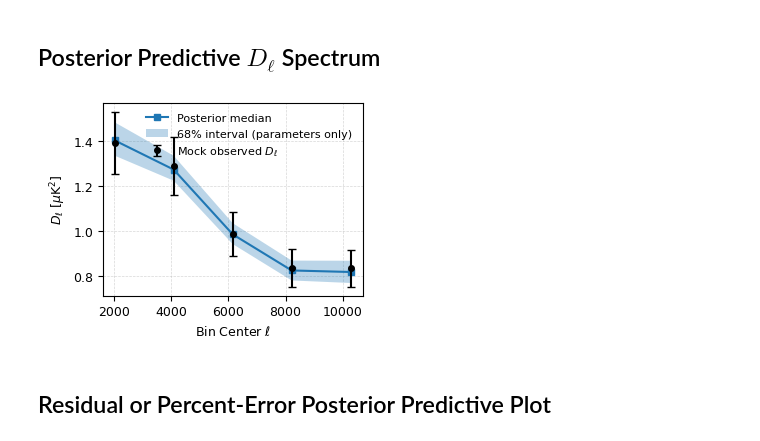
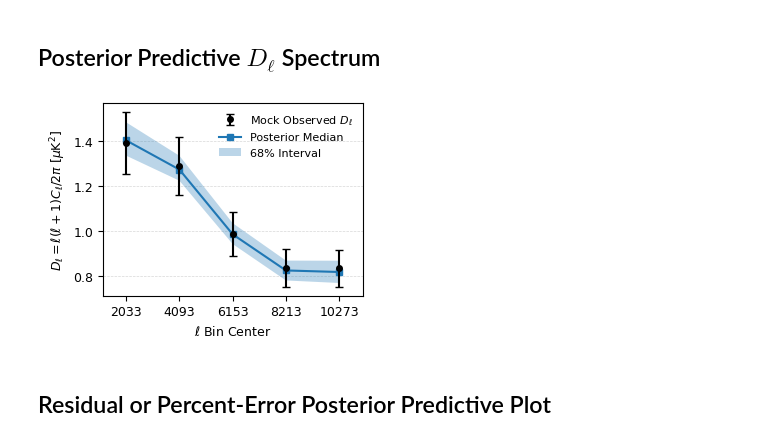
Before and after one commit to RobertxPearce/reionization-emulator, a Jupyter notebook: notebooks/publication_results/04_mcmc_single_case.ipynb, the cells around one changed output. Drawn from its saved outputs; the diff is of its cells as text; code cells hidden in the pictures.

```diff
--- a/notebooks/publication_results/04_mcmc_single_case.ipynb
+++ b/notebooks/publication_results/04_mcmc_single_case.ipynb
@@ -341,72 +337,43 @@ plt.show()
 # %% [markdown]
 ## Posterior Predictive $D_\ell$ Spectrum
 # %%
-rng = np.random.default_rng(42)
+rng = np.random.default_rng(SEED)
 n_draws = 200
 draw_indices = rng.choice(len(samples), size=n_draws, replace=False)
 theta_draws = samples[draw_indices]
 
 posterior_preds = []
 for theta in theta_draws:
     draw_dl, _draw_std = predict_emulator(theta)
     posterior_preds.append(draw_dl)
 
 posterior_preds = np.asarray(posterior_preds)
 
-pred_16, pred_50, pred_84 = np.percentile(
-    posterior_preds,
-    [16, 50, 84],
-    axis=0,
-)
+pred_16, pred_50, pred_84 = np.percentile(posterior_preds, [16, 50, 84], axis=0)
 
 
 fig, ax = plt.subplots()
 
-ax.errorbar(
-    ell,
-    observed_dl,
-    yerr=sigma_obs,
-    marker="o",
-    color="black",
-    markersize=4,
-    capsize=3,
-    linestyle="none",
-    label=r"Mock observed $D_\ell$",
-    zorder=4
-)
+band = ax.fill_between(ell, pred_16, pred_84, color="tab:blue", alpha=0.3, edgecolor="none", label=r"68% Interval", zorder=2)
+median, = ax.plot(ell, pred_50, marker="s", markersize=4, color="tab:blue", label=r"Posterior Median", zorder=3)
+obs = ax.errorbar(ell, observed_dl, yerr=sigma_obs, marker="o", color="black", markersize=4, capsize=3, linestyle="none", label=r"Mock Observed $D_\ell$", zorder=4)
 
-ax.plot(
-    ell,
-    pred_50,
-    marker="s",
-    markersize=4,
-    color="tab:blue",
-    label=r"Posterior median",
-    zorder=3
-)
+ax.set_xlabel(r"$\ell$ Bin Center")
+ax.set_ylabel(r"$D_\ell = \ell(\ell+1)C_\ell/2\pi$ [$\mu \mathrm{K}^2$]")
 
-ax.fill_between(
-    ell,
-    pred_16,
-    pred_84,
-    color="tab:blue",
-    alpha=0.3,
-    edgecolor="none",
-    label=r"68% interval (parameters only)",
-    zorder=2
-)
-
-ax.set_xlabel(r"Bin Center $\ell$")
-ax.set_ylabel(r"$D_\ell$ [$\mu \mathrm{K}^2$]")
+ax.set_xticks(ell)
+ax.set_xticklabels([f"{e:.0f}" for e in ell])
+ax.set_xlim(ell[0] - 900, ell[-1] + 900)
 
 ax.set_axisbelow(True)
-ax.grid(True, linestyle='--', linewidth=0.5, alpha=0.5)
-ax.legend(frameon=False, fontsize=8)
+ax.grid(axis="y", linestyle="--", linewidth=0.5, alpha=0.5)
 
-plt.savefig(FIG_DIR / f"posterior_predictive_kSZ_power_spectrum_{EXPERIMENT_NAME}.pdf", format="pdf", bbox_inches="tight")
+ax.legend([obs, median, band], [obs.get_label(), median.get_label(), band.get_label()], frameon=False, fontsize=8, loc="upper right")
+
+fig.savefig(FIG_DIR / f"posterior_predictive_kSZ_power_spectrum_{EXPERIMENT_NAME}.pdf", format="pdf", bbox_inches="tight")
 plt.show()
 # %% [output]
-[figure, old version]
+[figure, new version]
 # %% [markdown]
 ## Residual or Percent-Error Posterior Predictive Plot
 # %%
```
Also changed, not shown: parts of 3 cells of this notebook.
